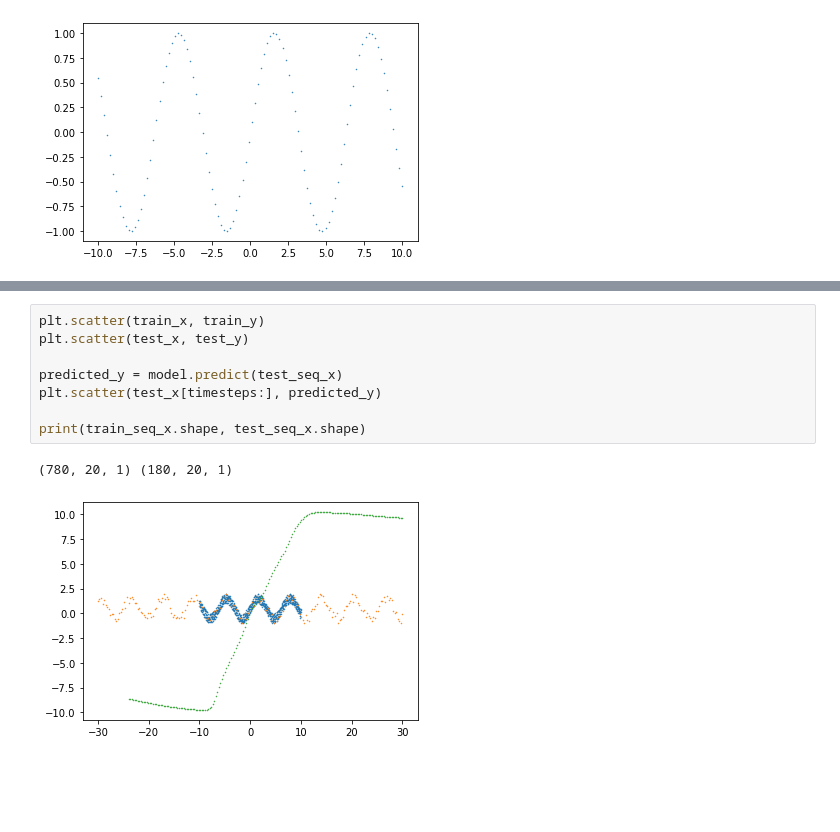
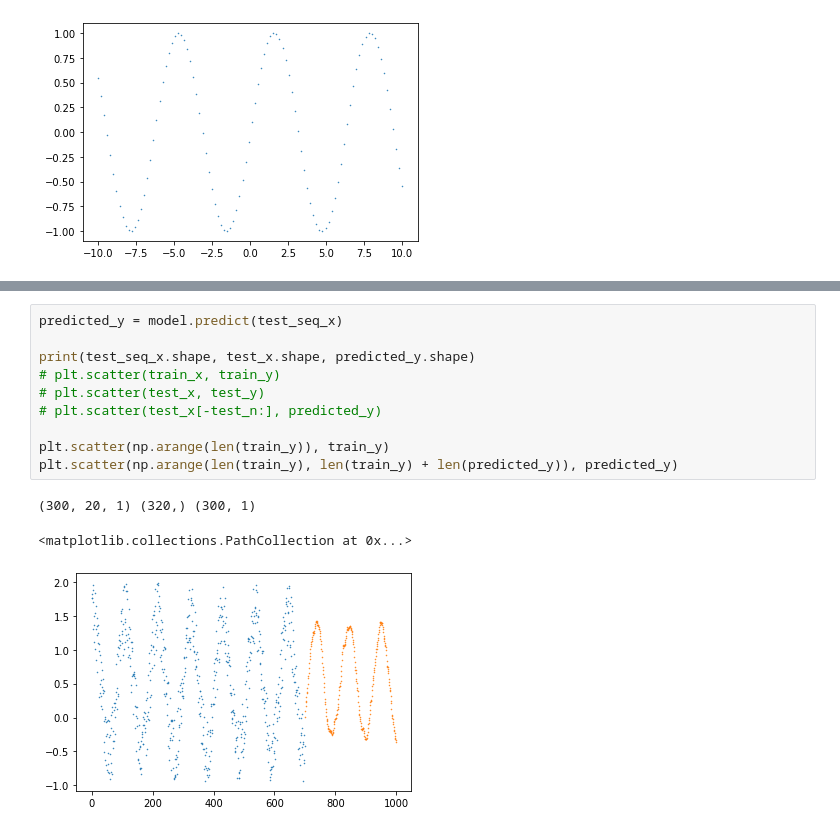
Before and after one commit to zzerross/ai, a Jupyter notebook: rnn/sin/RNNSinSequence.ipynb, the cells around one changed output, grey strips where cells are left out. Saved outputs shown, nothing was run; the diff lists cells and outputs as text; blank space fills up the shorter version.

```diff
--- a/rnn/sin/RNNSinSequence.ipynb
+++ b/rnn/sin/RNNSinSequence.ipynb
@@ -135,11 +113,14 @@ test_loss = model.evaluate(test_seq_x, test_seq_y)
-# %%
-plt.scatter(train_x, train_y)
-plt.scatter(test_x, test_y)
-
-predicted_y = model.predict(test_seq_x)
-plt.scatter(test_x[timesteps:], predicted_y)
-
-print(train_seq_x.shape, test_seq_x.shape)
-# %% [output]
-(780, 20, 1) (180, 20, 1)
-[figure, removed]
+# %%
+predicted_y = model.predict(test_seq_x)
+
+print(test_seq_x.shape, test_x.shape, predicted_y.shape)
+# plt.scatter(train_x, train_y)
+# plt.scatter(test_x, test_y)
+# plt.scatter(test_x[-test_n:], predicted_y)
+
+plt.scatter(np.arange(len(train_y)), train_y)
+plt.scatter(np.arange(len(train_y), len(train_y) + len(predicted_y)), predicted_y)
+# %% [output]
+(300, 20, 1) (320,) (300, 1)
+<matplotlib.collections.PathCollection at 0x...>
+[figure, added]
```
Also changed, not shown: parts of 7 cells of this notebook.
